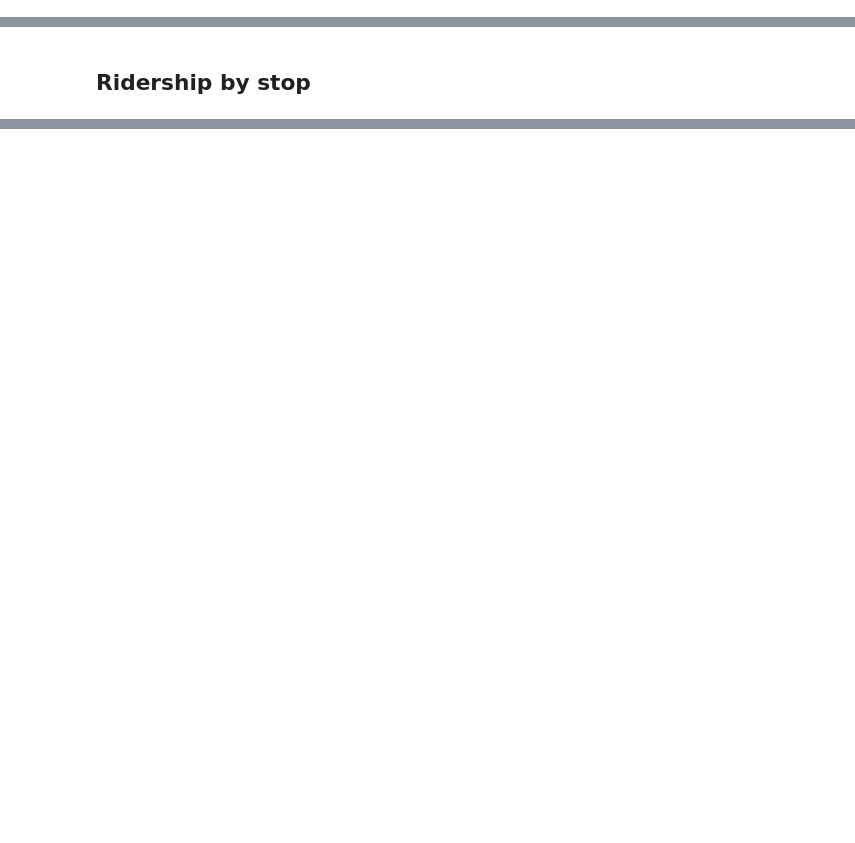
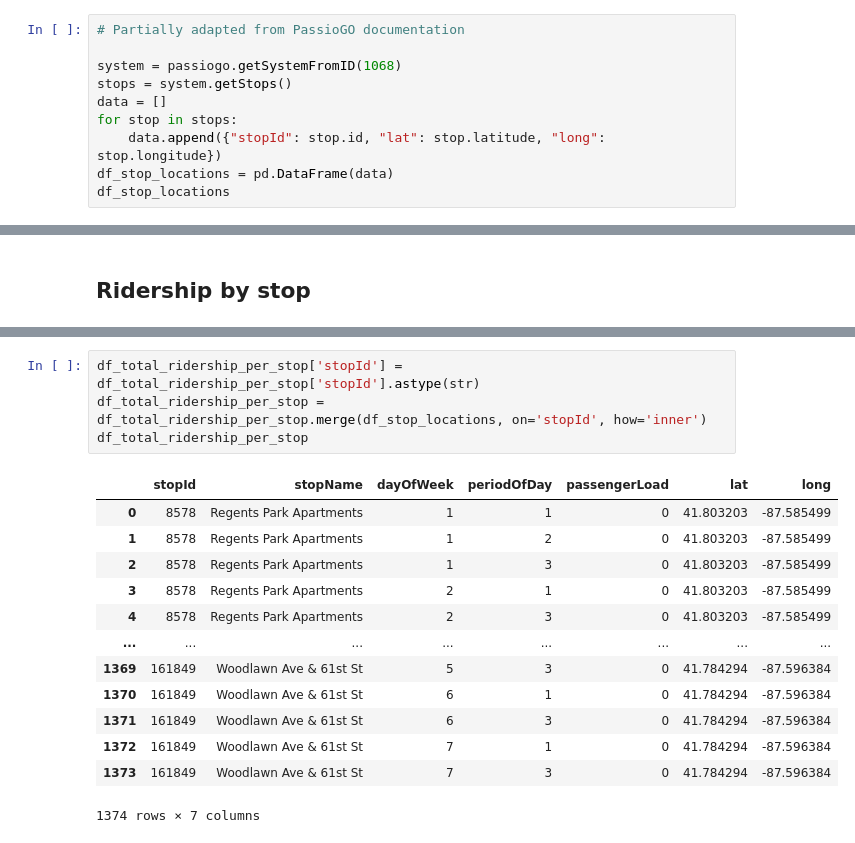
Before and after one commit to chicagomaroon/data-visualizations, a Jupyter notebook: 2025/ugo-shuttle-analysis/data/shuttle-headway.ipynb, the cells around one changed output, grey strips where cells are left out. Saved outputs shown, nothing was run; the diff lists cells and outputs as text; blank space fills up the shorter version.

```diff
--- a/2025/ugo-shuttle-analysis/data/shuttle-headway.ipynb
+++ b/2025/ugo-shuttle-analysis/data/shuttle-headway.ipynb
@@ -87,0 +101,10 @@ df_allstops.head()
+# %%
+# Partially adapted from PassioGO documentation
+
+system = passiogo.getSystemFromID(1068)
+stops = system.getStops()
+data = []
+for stop in stops:
+    data.append({"stopId": stop.id, "lat": stop.latitude, "long": stop.longitude})
+df_stop_locations = pd.DataFrame(data)
+df_stop_locations
@@ -111,0 +149,18 @@ df_total_ridership_per_route
+# %%
+df_total_ridership_per_stop['stopId'] = df_total_ridership_per_stop['stopId'].astype(str)
+df_total_ridership_per_stop = df_total_ridership_per_stop.merge(df_stop_locations, on='stopId', how='inner')
+df_total_ridership_per_stop
+# %% [output]
+|  | stopId | stopName | dayOfWeek | periodOfDay | passengerLoad | lat | long |
+| 0 | 8578 | Regents Park Apartments | 1 | 1 | 0 | 41.803203 | -87.585499 |
+| 1 | 8578 | Regents Park Apartments | 1 | 2 | 0 | 41.803203 | -87.585499 |
+| 2 | 8578 | Regents Park Apartments | 1 | 3 | 0 | 41.803203 | -87.585499 |
+| 3 | 8578 | Regents Park Apartments | 2 | 1 | 0 | 41.803203 | -87.585499 |
+| 4 | 8578 | Regents Park Apartments | 2 | 3 | 0 | 41.803203 | -87.585499 |
+| ... | ... | ... | ... | ... | ... | ... | ... |
+| 1369 | 161849 | Woodlawn Ave & 61st St | 5 | 3 | 0 | 41.784294 | -87.596384 |
+| 1370 | 161849 | Woodlawn Ave & 61st St | 6 | 1 | 0 | 41.784294 | -87.596384 |
+| 1371 | 161849 | Woodlawn Ave & 61st St | 6 | 3 | 0 | 41.784294 | -87.596384 |
+| 1372 | 161849 | Woodlawn Ave & 61st St | 7 | 1 | 0 | 41.784294 | -87.596384 |
+| 1373 | 161849 | Woodlawn Ave & 61st St | 7 | 3 | 0 | 41.784294 | -87.596384 |
+1374 rows × 7 columns
```
Also changed, not shown: parts of 8 cells of this notebook.
